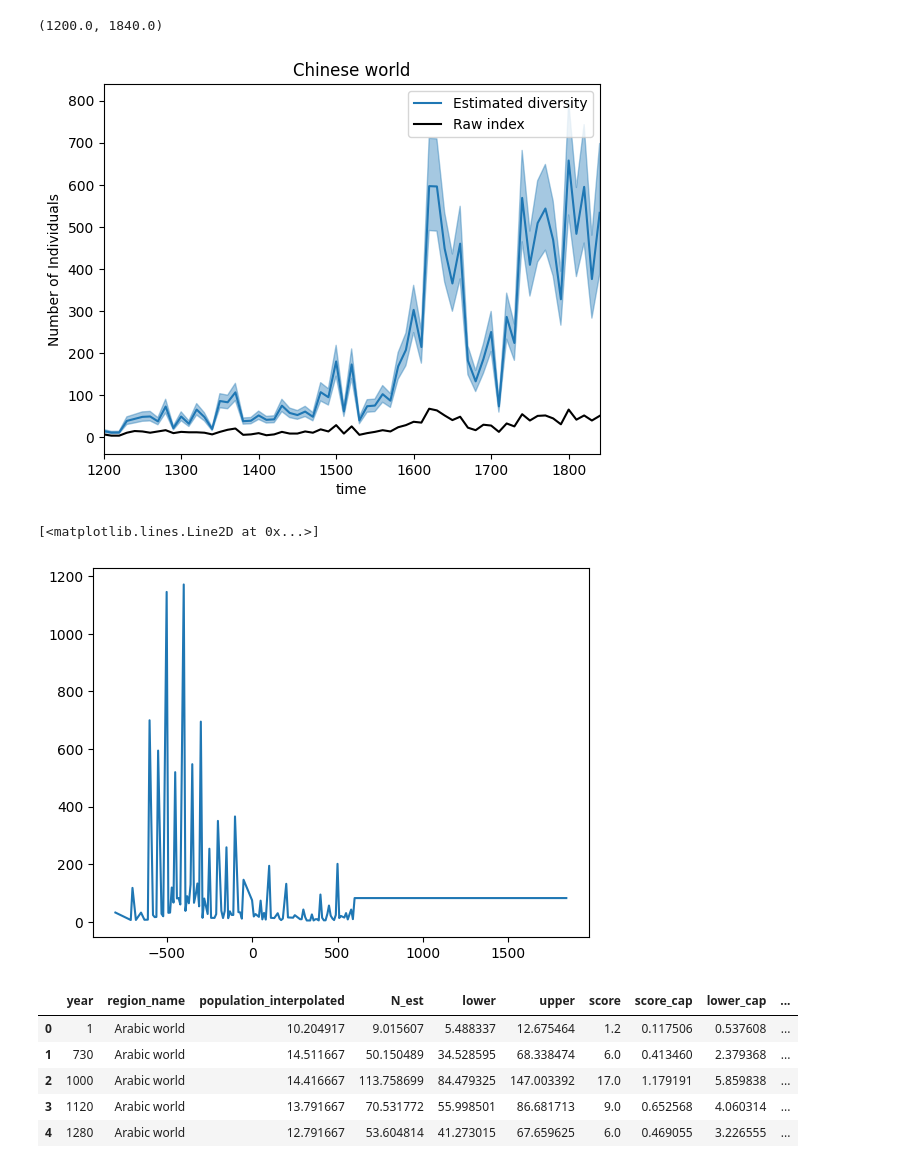
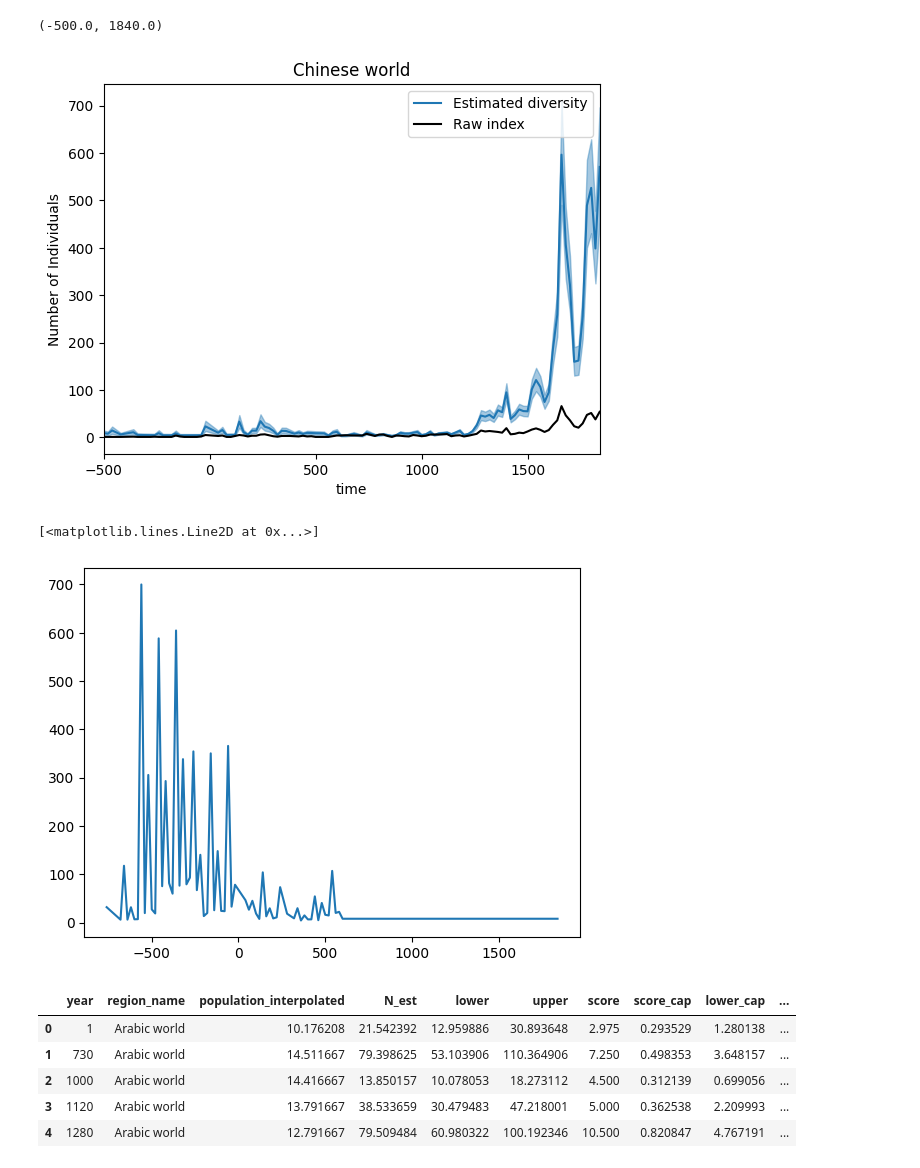
Before and after one commit to charlesdedampierre/cultura_project, a Jupyter notebook: notebooks/make_stats.ipynb, the cells around one changed output. Cells and saved outputs as stored; diff of their text form; code cells hidden in the pictures.

```diff
--- a/notebooks/make_stats.ipynb
+++ b/notebooks/make_stats.ipynb
@@ -15,8 +15,16 @@ DATA_PATH = "data"
 
 conn = sqlite3.connect(DB_PATH)
 
+data = pd.read_csv('../unseen_species_model/estimations-per-region-3072023.csv')
+data = data[data['decade']<=1840]
+
 df_score_region = pd.read_sql_query("SELECT * FROM region_score", conn)
 df_score_region = df_score_region.rename(columns = {'region_name':'region'})
 
 new_df = pd.merge(data, df_score_region, on = ['decade', 'region'])
 new_df = new_df.rename(columns = {'region':'region_name', 'decade':'year'})
+new_df['year'] = new_df['year'] +  35
+new_df['year'] = new_df['year'].astype(int)
+new_df['year'] = new_df['year'].apply(lambda x: round(x/10)*10)
+new_df = new_df.groupby(['region_name', 'year']).mean().reset_index()
+new_df = new_df[new_df['year']<=1840]
@@ -64,22 +69,22 @@ def plot_trend(decades, scores, N_est, lower, upper, color="C0", label=None, ax=
 # %%
 lowess_span = 0.05
 
 region = 'Chinese world'
 
 df = new_df[new_df['region_name']==region]
 
 N_est = list(df['N_est'])
 lower = list(df['lower'])
 upper = list(df['upper'])
 decades = list(df['year'])
 scores = list(df['score'])
 
 
 ax = plot_trend(decades, scores, N_est, lower, upper, label=region, logy = False, lowess = False)
-ax.set_xlim(1200, 1840)
+ax.set_xlim(-500, 1840)
 # %% [output]
-(1200.0, 1840.0)
+(-500.0, 1840.0)
-[figure, old version]
+[figure, new version]
 # %%
 df_gdp = pd.read_sql_query("SELECT * FROM gdp", conn)
 df_gdp = df_gdp.drop(['region_code', 'country_code_maddison'], axis=1)
@@ -165,15 +170,15 @@ fig, ax = plt.subplots(figsize=None)
 ax.plot(list(test['year']), list(test['N_est']), color='C0', label='Estimated diversity')
 # %% [output]
 [<matplotlib.lines.Line2D at 0x...>]
-[figure, old version]
+[figure, new version]
 # %%
 df_stats = pd.merge(interpolated_df, df_gdp, on = ['region_name', 'year'])
-df_stats.to_csv('../stats_correlation/data_stats.csv')
+df_stats.to_csv('../stats_correlation/data_stats_35.csv')
 df_stats.head(5)
 # %% [output]
 |  | year | region_name | population_interpolated | N_est | lower | upper | score | score_cap | lower_cap | ... |
-| 0 | 1 | Arabic world | 10.204917 | 9.015607 | 5.488337 | 12.675464 | 1.2 | 0.117506 | 0.537608 | ... |
-| 1 | 730 | Arabic world | 14.511667 | 50.150489 | 34.528595 | 68.338474 | 6.0 | 0.413460 | 2.379368 | ... |
-| 2 | 1000 | Arabic world | 14.416667 | 113.758699 | 84.479325 | 147.003392 | 17.0 | 1.179191 | 5.859838 | ... |
-| 3 | 1120 | Arabic world | 13.791667 | 70.531772 | 55.998501 | 86.681713 | 9.0 | 0.652568 | 4.060314 | ... |
-| 4 | 1280 | Arabic world | 12.791667 | 53.604814 | 41.273015 | 67.659625 | 6.0 | 0.469055 | 3.226555 | ... |
+| 0 | 1 | Arabic world | 10.176208 | 21.542392 | 12.959886 | 30.893648 | 2.975 | 0.293529 | 1.280138 | ... |
+| 1 | 730 | Arabic world | 14.511667 | 79.398625 | 53.103906 | 110.364906 | 7.250 | 0.498353 | 3.648157 | ... |
+| 2 | 1000 | Arabic world | 14.416667 | 13.850157 | 10.078053 | 18.273112 | 4.500 | 0.312139 | 0.699056 | ... |
+| 3 | 1120 | Arabic world | 13.791667 | 38.533659 | 30.479483 | 47.218001 | 5.000 | 0.362538 | 2.209993 | ... |
+| 4 | 1280 | Arabic world | 12.791667 | 79.509484 | 60.980322 | 100.192346 | 10.500 | 0.820847 | 4.767191 | ... |
```
Also changed, not shown: parts of 1 cell of this notebook, 3 other files.
